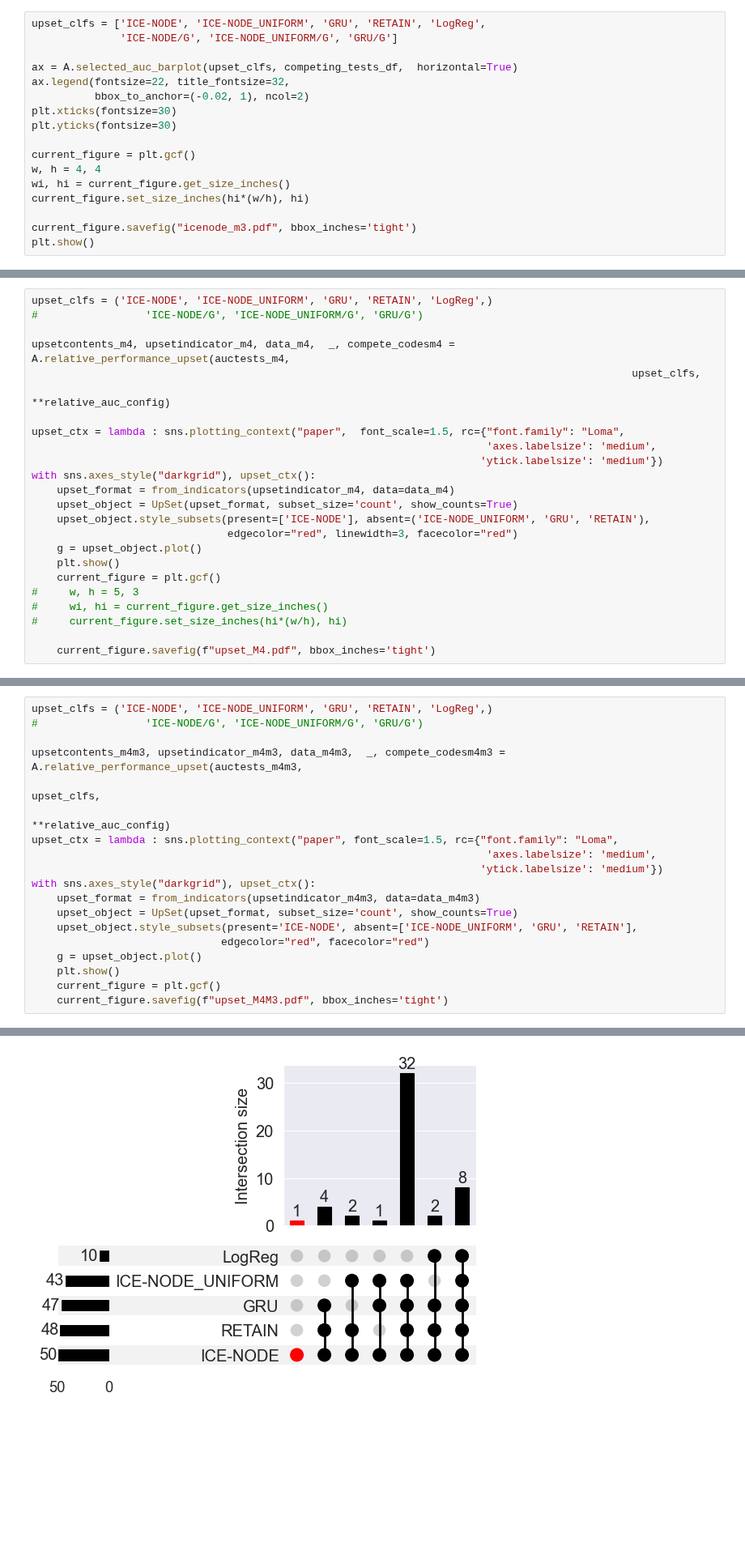
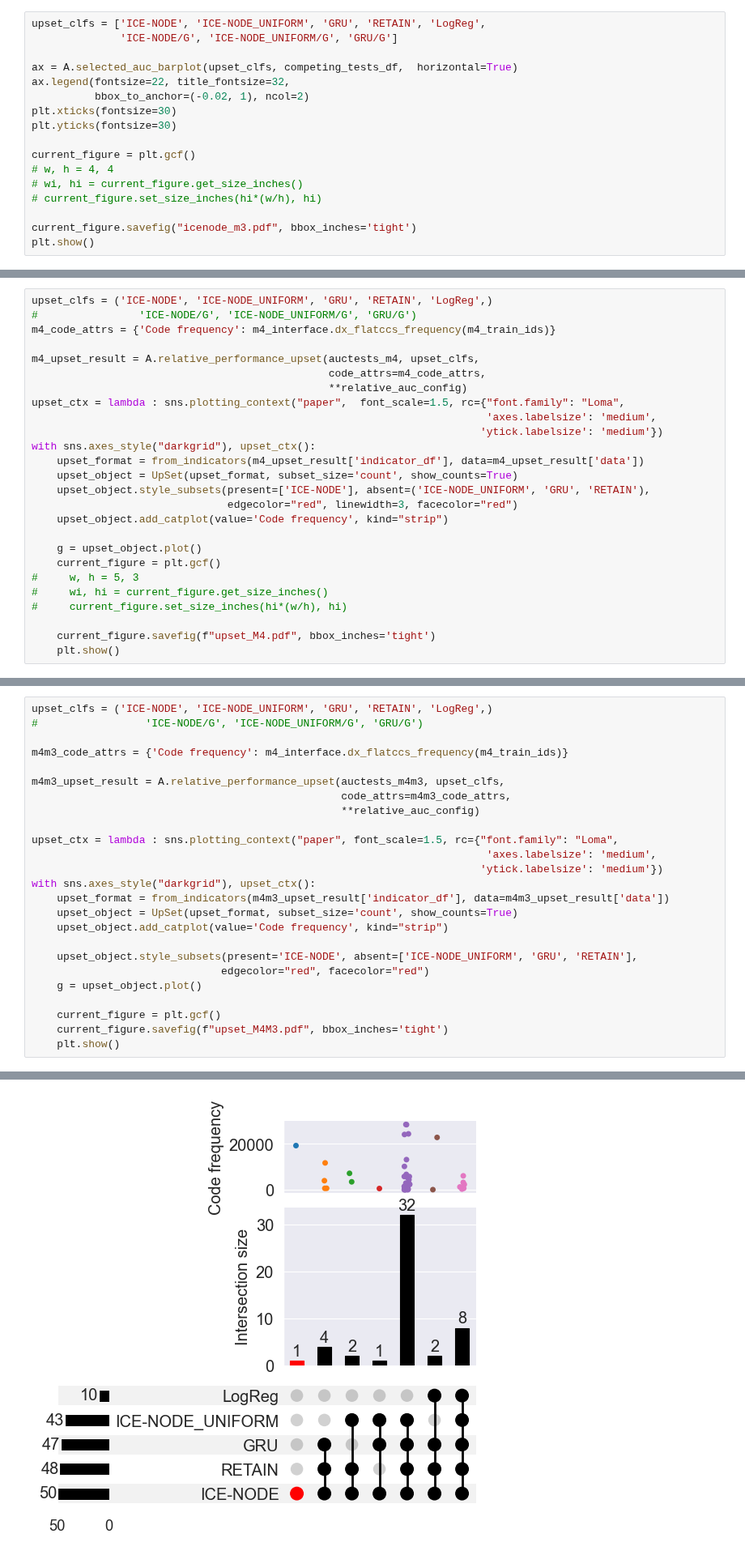
Before and after one commit to barahona-research-group/ICE-NODE, a Jupyter notebook: notebooks/dx_fine_analysis.ipynb, the cells around one changed output, grey strips where cells are left out. Shown at 81% size. Cells and saved outputs as stored; diff of their text form; blank space fills up the shorter version.

```diff
--- a/notebooks/dx_fine_analysis.ipynb
+++ b/notebooks/dx_fine_analysis.ipynb
@@ -656,9 +642,9 @@ plt.xticks(fontsize=30)
 plt.yticks(fontsize=30)
 
 current_figure = plt.gcf()
-w, h = 4, 4
-wi, hi = current_figure.get_size_inches()
-current_figure.set_size_inches(hi*(w/h), hi)
+# w, h = 4, 4
+# wi, hi = current_figure.get_size_inches()
+# current_figure.set_size_inches(hi*(w/h), hi)
 
 current_figure.savefig("icenode_m3.pdf", bbox_inches='tight')
 plt.show()
@@ -679,28 +665,30 @@ test_res_m4 = {clf: C.eval2_(model, m4_test_ids) for clf, model in m4_predictors
 auctests_m4 = A.codes_auc_pairwise_tests({k: v['risk_prediction'] for k, v in test_res_m4.items()}, fast=True)
 # %%
 upset_clfs = ('ICE-NODE', 'ICE-NODE_UNIFORM', 'GRU', 'RETAIN', 'LogReg',)
-#                 'ICE-NODE/G', 'ICE-NODE_UNIFORM/G', 'GRU/G')
+#                'ICE-NODE/G', 'ICE-NODE_UNIFORM/G', 'GRU/G')
+m4_code_attrs = {'Code frequency': m4_interface.dx_flatccs_frequency(m4_train_ids)}
 
-upsetcontents_m4, upsetindicator_m4, data_m4,  _, compete_codesm4 = A.relative_performance_upset(auctests_m4,
-                                                                                               upset_clfs,
-                                                                                               **relative_auc_config)
-
+m4_upset_result = A.relative_performance_upset(auctests_m4, upset_clfs,
+                                               code_attrs=m4_code_attrs,
+                                               **relative_auc_config)
 upset_ctx = lambda : sns.plotting_context("paper",  font_scale=1.5, rc={"font.family": "Loma",
                                                                         'axes.labelsize': 'medium',
                                                                        'ytick.labelsize': 'medium'})
 with sns.axes_style("darkgrid"), upset_ctx():
-    upset_format = from_indicators(upsetindicator_m4, data=data_m4)
+    upset_format = from_indicators(m4_upset_result['indicator_df'], data=m4_upset_result['data'])
     upset_object = UpSet(upset_format, subset_size='count', show_counts=True)
     upset_object.style_subsets(present=['ICE-NODE'], absent=('ICE-NODE_UNIFORM', 'GRU', 'RETAIN'),
                                edgecolor="red", linewidth=3, facecolor="red")
+    upset_object.add_catplot(value='Code frequency', kind="strip")
+
     g = upset_object.plot()
-    plt.show()
     current_figure = plt.gcf()
 #     w, h = 5, 3
 #     wi, hi = current_figure.get_size_inches()
 #     current_figure.set_size_inches(hi*(w/h), hi)
 
     current_figure.savefig(f"upset_M4.pdf", bbox_inches='tight')
+    plt.show()
 # %% [output]
 85 codes predicted an AUC higher than 0.9 by at least one model.
 84 codes predicted an AUC higher than 0.9 by at least one model, with valid tests.
@@ -888,26 +887,32 @@ WARNING:absl:Indeterminate test
 # %%
 upset_clfs = ('ICE-NODE', 'ICE-NODE_UNIFORM', 'GRU', 'RETAIN', 'LogReg',)
 #                 'ICE-NODE/G', 'ICE-NODE_UNIFORM/G', 'GRU/G')
 
-upsetcontents_m4m3, upsetindicator_m4m3, data_m4m3,  _, compete_codesm4m3 = A.relative_performance_upset(auctests_m4m3,
-                                                                                                       upset_clfs,
-                                                                                                       **relative_auc_config)
+m4m3_code_attrs = {'Code frequency': m4_interface.dx_flatccs_frequency(m4_train_ids)}
+
+m4m3_upset_result = A.relative_performance_upset(auctests_m4m3, upset_clfs,
+                                                 code_attrs=m4m3_code_attrs,
+                                                 **relative_auc_config)
+
 upset_ctx = lambda : sns.plotting_context("paper", font_scale=1.5, rc={"font.family": "Loma",
                                                                         'axes.labelsize': 'medium',
                                                                        'ytick.labelsize': 'medium'})
 with sns.axes_style("darkgrid"), upset_ctx():
-    upset_format = from_indicators(upsetindicator_m4m3, data=data_m4m3)
+    upset_format = from_indicators(m4m3_upset_result['indicator_df'], data=m4m3_upset_result['data'])
     upset_object = UpSet(upset_format, subset_size='count', show_counts=True)
+    upset_object.add_catplot(value='Code frequency', kind="strip")
+
     upset_object.style_subsets(present='ICE-NODE', absent=['ICE-NODE_UNIFORM', 'GRU', 'RETAIN'],
                               edgecolor="red", facecolor="red")
     g = upset_object.plot()
-    plt.show()
+
     current_figure = plt.gcf()
     current_figure.savefig(f"upset_M4M3.pdf", bbox_inches='tight')
+    plt.show()
 # %% [output]
 53 codes predicted an AUC higher than 0.9 by at least one model.
 50 codes predicted an AUC higher than 0.9 by at least one model, with valid tests.
-[figure, old version]
+[figure, new version]
 # %%
 results_m4m3_eval, _ = A.evaluation_table(test_res_m4m3, m4_train_percentiles, top_k_list=top_k_list)
 # %%
```
Also changed, not shown: parts of 12 cells of this notebook, 1 other file.
